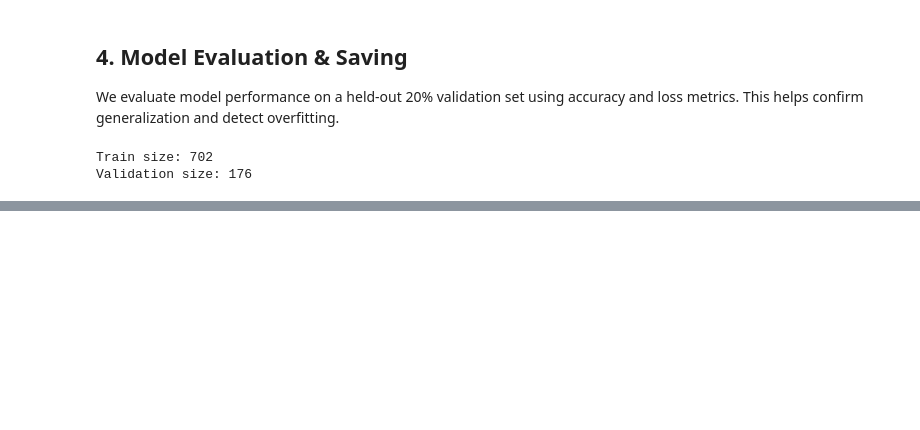
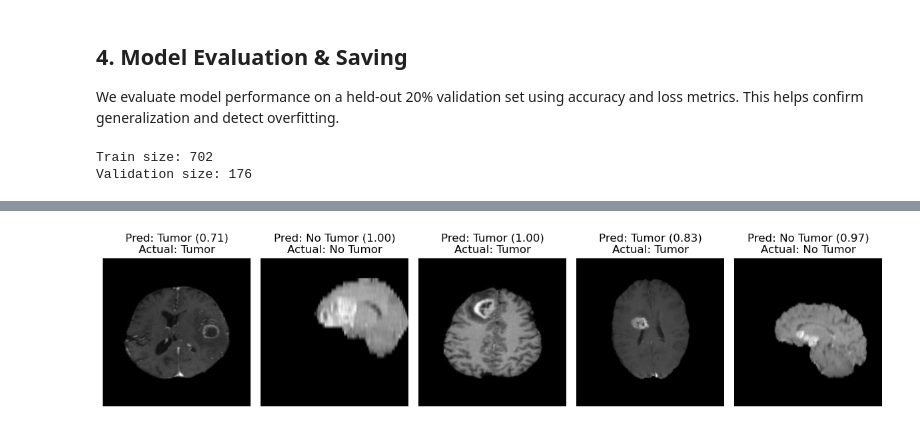
Before and after one commit to MartinMans/brain_tumor_classification, a Jupyter notebook: Notebook.ipynb, the cells around one changed output, grey strips where cells are left out. Cells and saved outputs as stored; diff of their text form; code cells hidden in the pictures; blank space fills up the shorter version.

```diff
--- a/Notebook.ipynb
+++ b/Notebook.ipynb
@@ -379,0 +443,33 @@ WARNING:absl:You are saving your model as an HDF5 file via `model.save()` or `ke
+# %%
+import random
+
+# Choose 4 random samples from validation data
+sample_images = random.sample(val_data, 5)
+
+plt.figure(figsize=(12, 6))
+
+for i, (image_path, true_label, bbox) in enumerate(sample_images):
+    # Load and preprocess image
+    image_raw = tf.io.read_file(image_path)
+    image = tf.image.decode_jpeg(image_raw, channels=3)
+    image = tf.image.resize(image, IMG_SIZE)
+    image = tf.cast(image, tf.float32) / 255.0
+    image = tf.expand_dims(image, 0)  # Batch dimension
+
+    # Predict
+    pred = model.predict(image)[0][0]
+    pred_label = "Tumor" if pred >= 0.5 else "No Tumor"
+    confidence = pred if pred >= 0.5 else 1 - pred
+
+    # Ground truth
+    actual_label = "Tumor" if true_label == 1 else "No Tumor"
+
+    # Plot
+    ax = plt.subplot(1, 5, i + 1)
+    plt.imshow(tf.squeeze(image))
+    plt.title(f"Pred: {pred_label} ({confidence:.2f})\nActual: {actual_label}")
+    plt.axis("off")
+
+plt.tight_layout()
+plt.show()
+# %% [output]
@@ -379,0 +481 @@ WARNING:absl:You are saving your model as an HDF5 file via `model.save()` or `ke
+[figure, added]
```
Also changed, not shown: parts of 11 cells of this notebook, 2 other files.
